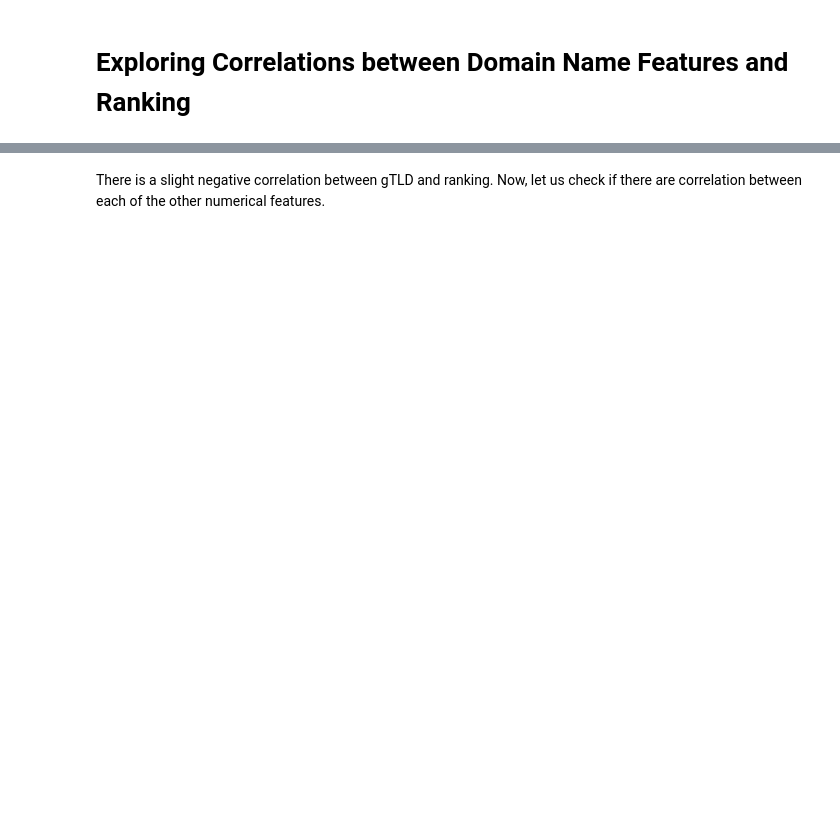
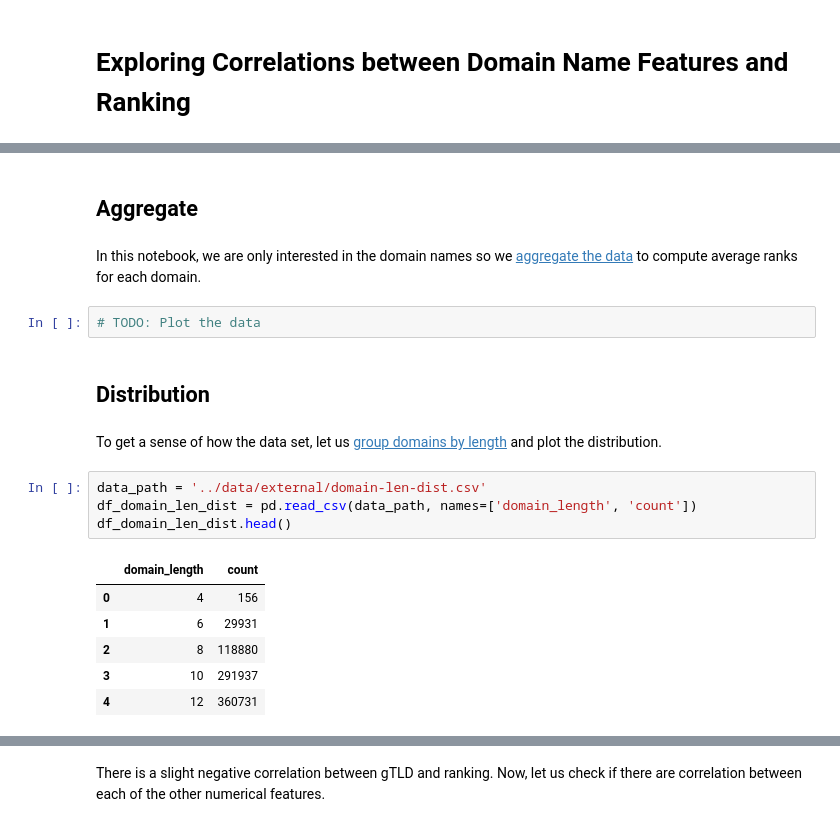
Before and after one commit to sheikhomar/mako, a Jupyter notebook: notebooks/02-oas-domain-name-correlation.ipynb, the cells around one changed output, grey strips where cells are left out. Cells and saved outputs as stored; diff of their text form; blank space fills up the shorter version.

```diff
--- a/notebooks/02-oas-domain-name-correlation.ipynb
+++ b/notebooks/02-oas-domain-name-correlation.ipynb
@@ -8,0 +55,21 @@ import seaborn as sns
+# %% [markdown]
+## Aggregate
+# %% [markdown]
+In this notebook, we are only interested in the domain names so we [aggregate the data](https://github.com/sheikhomar/mako/blob/master/src/data/spark/aggregate_rankings.py) to compute average ranks for each domain.
+# %%
+# TODO: Plot the data
+# %% [markdown]
+## Distribution
+# %% [markdown]
+To get a sense of how the data set, let us [group domains by length](https://github.com/sheikhomar/mako/blob/master/src/data/spark/domain_length.py) and plot the distribution.
+# %%
+data_path = '../data/external/domain-len-dist.csv'
+df_domain_len_dist = pd.read_csv(data_path, names=['domain_length', 'count'])
+df_domain_len_dist.head()
+# %% [output]
+|  | domain_length | count |
+| 0 | 4 | 156 |
+| 1 | 6 | 29931 |
+| 2 | 8 | 118880 |
+| 3 | 10 | 291937 |
+| 4 | 12 | 360731 |
```
Also changed, not shown: parts of 20 cells of this notebook.
